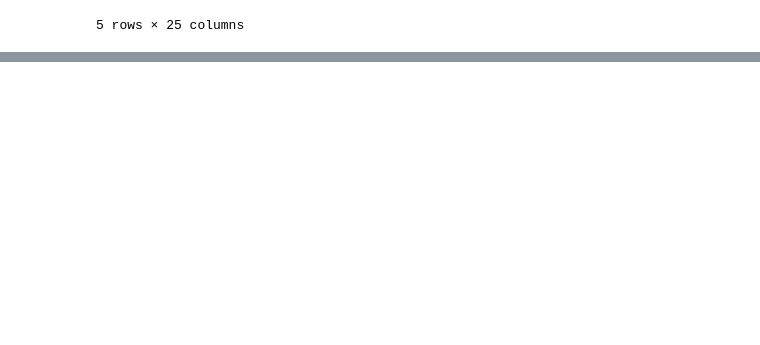
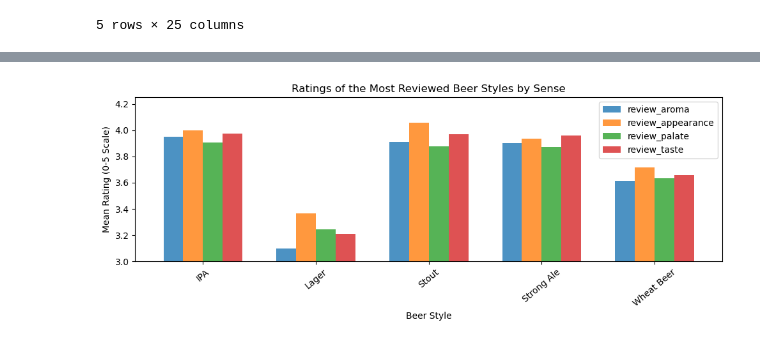
Before and after one commit to andrewjmack/DU-Project-1, a Jupyter notebook: beer_analysis.ipynb, the cells around one changed output, grey strips where cells are left out. Saved outputs shown, nothing was run; the diff lists cells and outputs as text; code cells hidden in the pictures; blank space fills up the shorter version.

```diff
--- a/beer_analysis.ipynb
+++ b/beer_analysis.ipynb
@@ -32,0 +134,29 @@ beer_df.head()
+# %%
+# create dataframe to group top 5 beer styles (per total # of reviews) by the types of reviews, in order to visualize
+styles_top5 = beer_df.loc[(beer_df['Style_Main'] == 'Lager') |
+                    (beer_df['Style_Main'] == 'IPA') |
+                    (beer_df['Style_Main'] == 'Stout') |
+                    (beer_df['Style_Main'] == 'Strong Ale') |
+                    (beer_df['Style_Main'] == 'Wheat Beer'),
+                    ['Style_Main'] +
+                    ['review_aroma'] +
+                    ['review_appearance'] +
+                    ['review_palate'] +
+                    ['review_taste']]
+
+top5_mean = styles_top5.groupby(['Style_Main']).mean()
+
+# plot in bar chart
+top5_mean_plot = top5_mean.plot(kind='bar', figsize=(10,4), alpha=0.8, rot=40, width=0.7)
+
+plt.title("Ratings of the Most Reviewed Beer Styles by Sense")
+plt.xlabel("Beer Style")
+plt.ylabel("Mean Rating (0-5 Scale)")
+plt.ylim(3, 4.25)
+
+# save chart as .PNG file and display
+plt.tight_layout()
+plt.savefig("Outputs/Images/mean_sense_ratings.png")
+plt.show()
+# %% [output]
+[figure, added]
```
Also changed, not shown: parts of 23 cells of this notebook, 6 other files.
